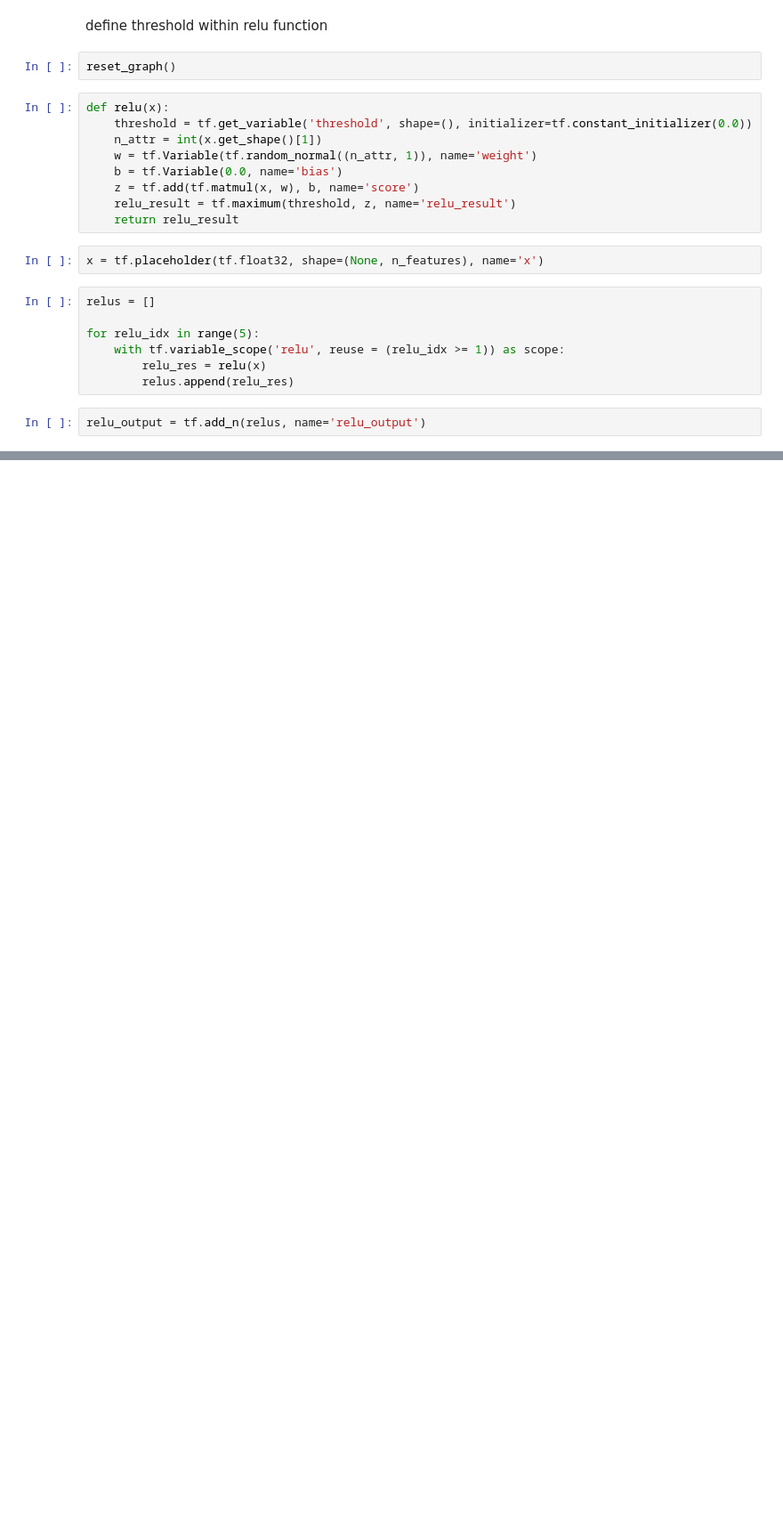
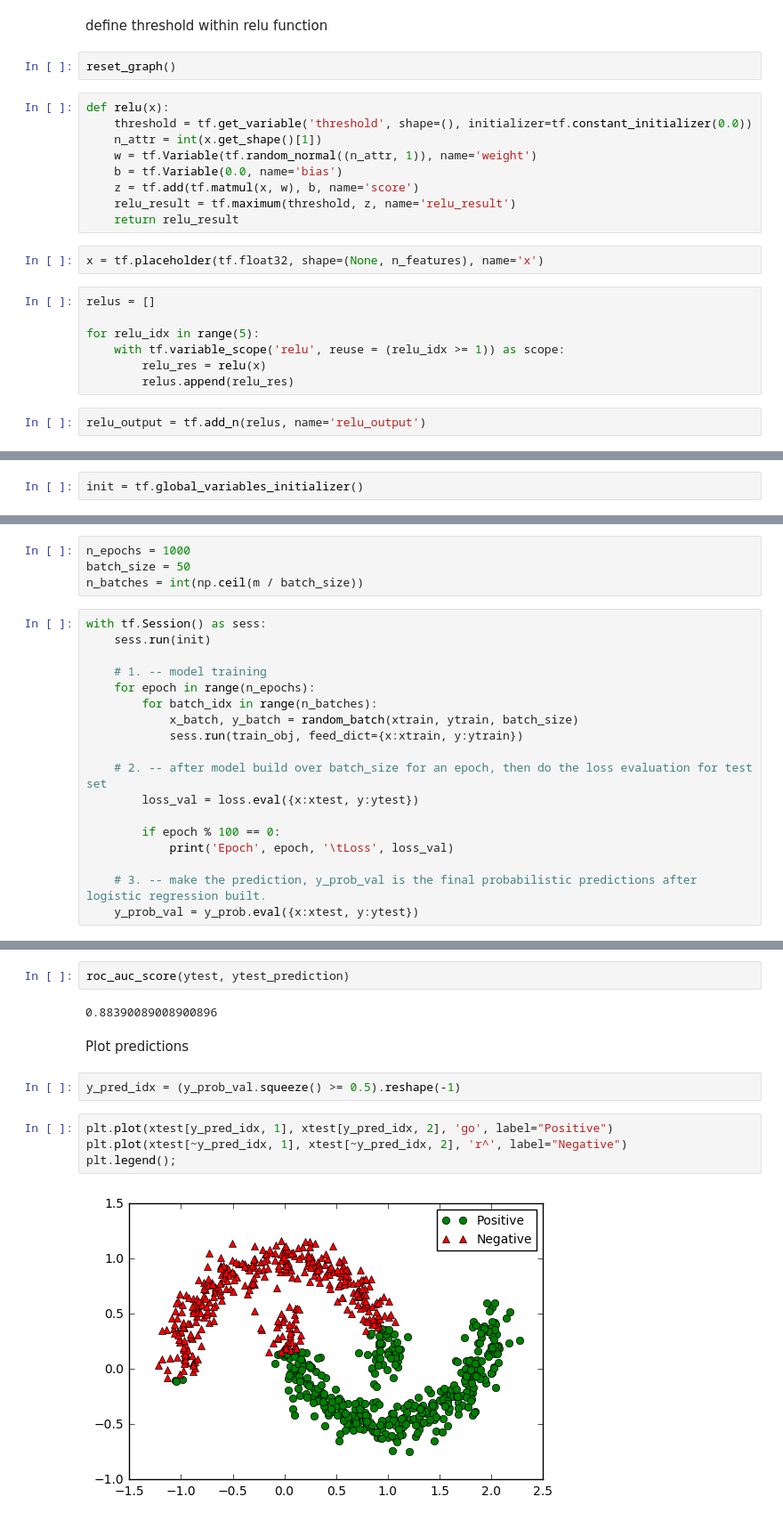
Before and after one commit to brianliu2/hand_on_ML, a Jupyter notebook: up_and_running_with_tensorflow_myVersion.ipynb, the cells around one changed output, grey strips where cells are left out. Shown at 89% size. Drawn from its saved outputs; the diff is of its cells as text; blank space fills up the shorter version.

```diff
--- a/up_and_running_with_tensorflow_myVersion.ipynb
+++ b/up_and_running_with_tensorflow_myVersion.ipynb
@@ -1078,0 +1256,2 @@ show_graph(tf.get_default_graph())
+# %%
+init = tf.global_variables_initializer()
@@ -1078,0 +1260,22 @@ show_graph(tf.get_default_graph())
+# %%
+n_epochs = 1000
+batch_size = 50
+n_batches = int(np.ceil(m / batch_size))
+# %%
+with tf.Session() as sess:
+    sess.run(init)
+
+    # 1. -- model training
+    for epoch in range(n_epochs):
+        for batch_idx in range(n_batches):
+            x_batch, y_batch = random_batch(xtrain, ytrain, batch_size)
+            sess.run(train_obj, feed_dict={x:xtrain, y:ytrain})
+
+    # 2. -- after model build over batch_size for an epoch, then do the loss evaluation for test set
+        loss_val = loss.eval({x:xtest, y:ytest})
+
+        if epoch % 100 == 0:
+            print('Epoch', epoch, '\tLoss', loss_val)
+
+    # 3. -- make the prediction, y_prob_val is the final probabilistic predictions after logistic regression built.
+    y_prob_val = y_prob.eval({x:xtest, y:ytest})
@@ -1078,0 +1314,14 @@ show_graph(tf.get_default_graph())
+# %%
+roc_auc_score(ytest, ytest_prediction)
+# %% [output]
+0.88390089008900896
+# %% [markdown]
+Plot predictions
+# %%
+y_pred_idx = (y_prob_val.squeeze() >= 0.5).reshape(-1)
+# %%
+plt.plot(xtest[y_pred_idx, 1], xtest[y_pred_idx, 2], 'go', label="Positive")
+plt.plot(xtest[~y_pred_idx, 1], xtest[~y_pred_idx, 2], 'r^', label="Negative")
+plt.legend();
+# %% [output]
+[figure, added]
```
Also changed, not shown: parts of 95 cells of this notebook.
